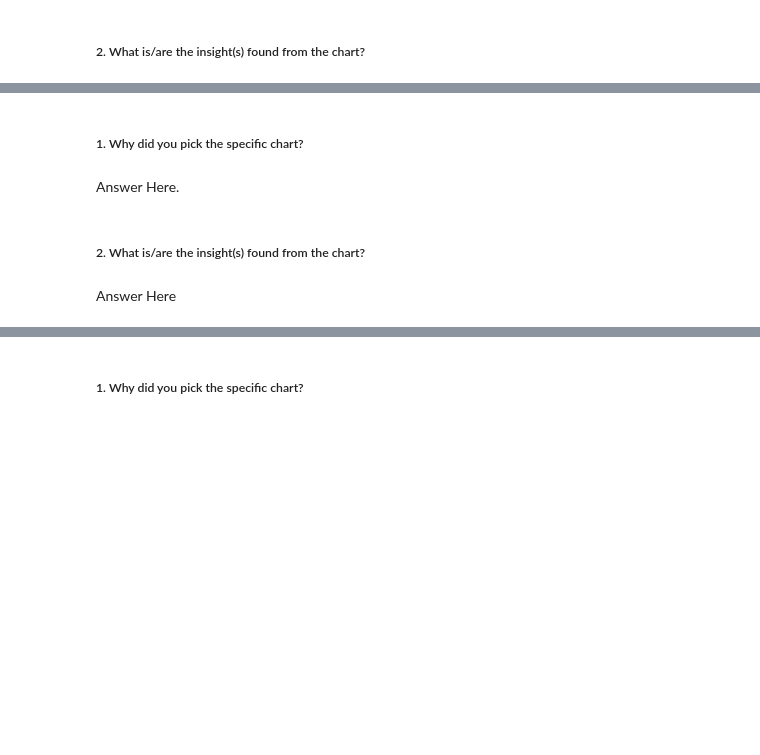
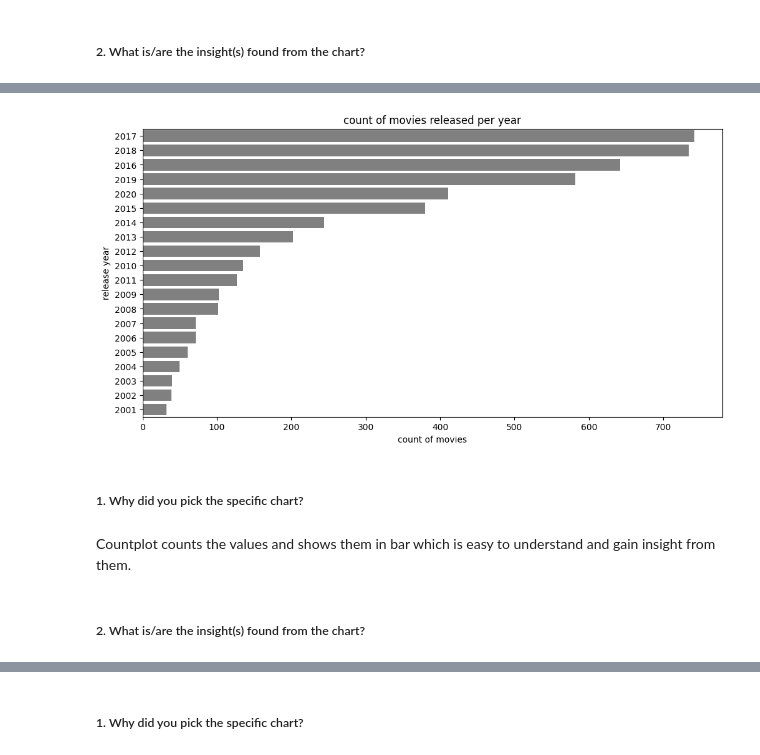
Before and after one commit to ish-war/netflix-movies-shows, a Jupyter notebook: ishwar_ML_project.ipynb, the cells around one changed output, grey strips where cells are left out. Cells and saved outputs as stored; diff of their text form; code cells hidden in the pictures; blank space fills up the shorter version.

```diff
--- a/ishwar_ML_project.ipynb
+++ b/ishwar_ML_project.ipynb
@@ -375,8 +543,17 @@ Answer Here
+# %%
+# Chart - 4 visualization code
+
+plt.figure(figsize = (12,6))
+sns.countplot(y = movies['release_year'], data = df1, order = movies['release_year'].value_counts().index[0:20], color = 'grey' )
+plt.title('count of movies released per year')
+plt.xlabel('count of movies')
+plt.ylabel('release year')
+plt.show()
+# %% [output]
+[figure, added]
 # %% [markdown]
 ##### 1. Why did you pick the specific chart?
-# %% [markdown]
-Answer Here.
+# %% [markdown]
+Countplot counts the values and shows them in bar which is easy to understand and gain insight from them.
 # %% [markdown]
 ##### 2. What is/are the insight(s) found from the chart?
-# %% [markdown]
-Answer Here
```
Also changed, not shown: parts of 72 cells of this notebook.
